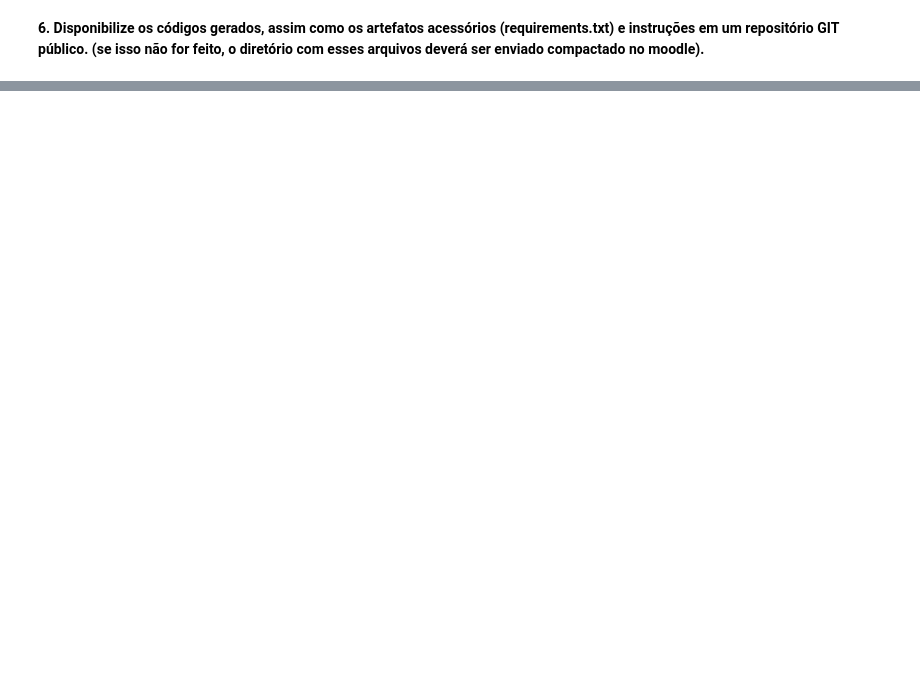
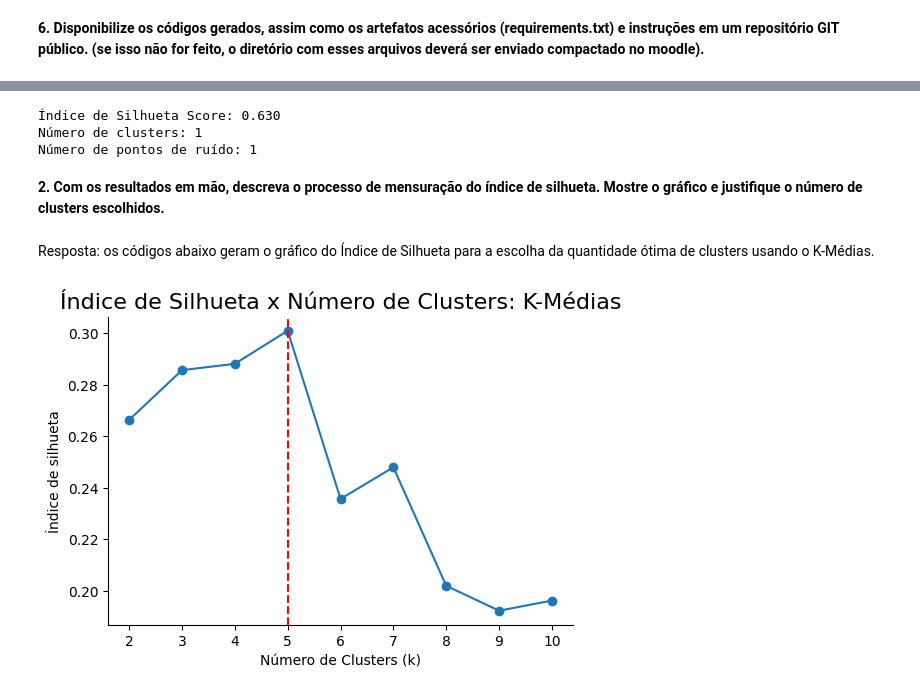
Before and after one commit to kleberga/pd_validacao_clusterizacao, a Jupyter notebook: main.ipynb, the cells around one changed output, grey strips where cells are left out. Drawn from its saved outputs; the diff is of its cells as text; code cells hidden in the pictures; blank space fills up the shorter version.

Commit message:
Respostas da questão 2.a e 2.b

```diff
--- a/main.ipynb
+++ b/main.ipynb
@@ -92,0 +257,12 @@ Resposta:
+# %%
+from sklearn.preprocessing import StandardScaler
+
+# Escalonar os dados
+scaler = StandardScaler()
+df_scaled = scaler.fit_transform(paises_numeric)
+
+# Converter de volta para DataFrame
+df_scaled = pd.DataFrame(df_scaled, columns=paises_numeric.columns)
+
+# Visualizar os dados escalados
+print(df_scaled.head())
@@ -92,0 +388,39 @@ Resposta:
+# %%
+# gerar a clusterização com a melhor combinação de eps e min_samples
+dbscan_model = DBSCAN(eps=melhores[0]['eps'], min_samples=melhores[0]['min_samples']).fit(df_scaled)
+labels = dbscan_model.labels_
+
+# calcular o indice de silhueta do modelo
+sil = silhouette_score(df_scaled, labels)
+print(f'Índice de Silhueta Score: {sil:.3f}')
+
+# calcular a quantidade de clusters e de ruídos gerados
+labels = dbscan_model.labels_
+n_clusters = len(set(labels)) - (1 if -1 in labels else 0)
+n_noise = list(labels).count(-1)
+
+print("Número de clusters:", n_clusters)
+print("Número de pontos de ruído:", n_noise)
+# %% [output]
+Índice de Silhueta Score: 0.630
+Número de clusters: 1
+Número de pontos de ruído: 1
+# %% [markdown]
+**2. Com os resultados em mão, descreva o processo de mensuração do índice de silhueta. Mostre o gráfico e justifique o número de clusters escolhidos.**
+# %% [markdown]
+Resposta: os códigos abaixo geram o gráfico do Índice de Silhueta para a escolha da quantidade ótima de clusters usando o K-Médias.
+# %%
+# gerar o gráfico do índice de silhueta do K-Médias
+f, ax = plt.subplots(figsize=(6, 4))
+
+ax.plot(range_busca, silhouette_list_kmeans, marker='o')
+
+ax.set_xlabel('Número de Clusters (k)')
+ax.set_ylabel('Índice de silhueta')
+ax.set_title('Índice de Silhueta x Número de Clusters: K-Médias', fontsize=16)
+ax.axvline(x=5, color='red', linestyle='--')
+
+sns.despine()
+plt.show()
+# %% [output]
+[figure, added]
```
Also changed, not shown: parts of 29 cells of this notebook, 9 other files.
